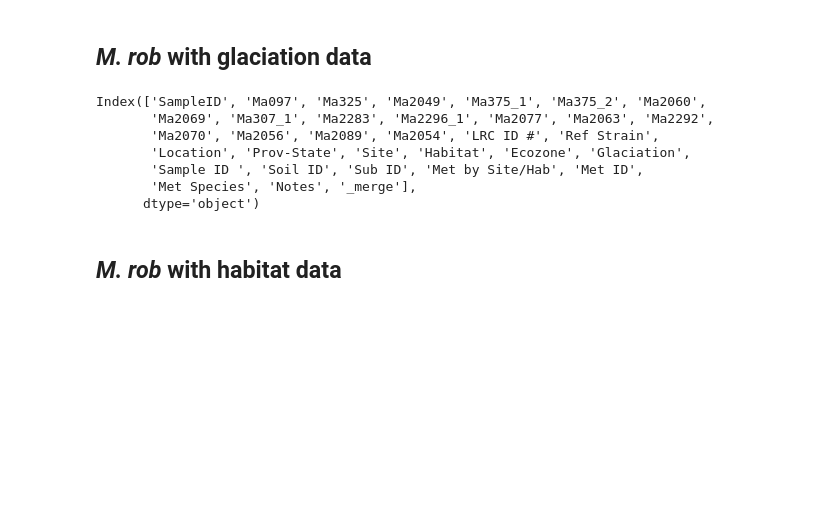
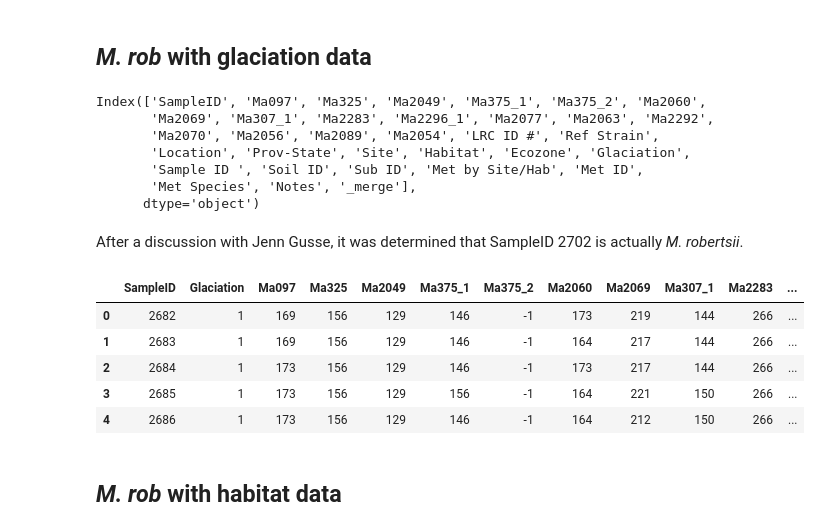
Before and after one commit to ropolomx/metarhizium, a Jupyter notebook: data_for_structure/Metarhizium data analysis.ipynb, the cells around one changed output. Cells and saved outputs as stored; diff of their text form; code cells hidden in the pictures; blank space fills up the shorter version.

```diff
--- a/data_for_structure/Metarhizium data analysis.ipynb
+++ b/data_for_structure/Metarhizium data analysis.ipynb
@@ -404,6 +406,19 @@ mrob_glaciation = mrob_meta.loc[:, lambda df: ['SampleID','Glaciation',
 # %%
 mrob_glaciation['Glaciation'] = mrob_glaciation['Glaciation'].str.replace("I","1")
 mrob_glaciation['Glaciation'] = mrob_glaciation['Glaciation'].str.replace("O","2")
+# %% [markdown]
+After a discussion with Jenn Gusse, it was determined that SampleID 2702 is actually _M. robertsii_.
+# %%
+mrob_glaciation.loc[mbru_glaciation.index[-1]] = mrob_glaciation.iloc[-1]
+# %%
+mrob_glaciation.head()
+# %% [output]
+|  | SampleID | Glaciation | Ma097 | Ma325 | Ma2049 | Ma375_1 | Ma375_2 | Ma2060 | Ma2069 | Ma307_1 | Ma2283 | ... |
+| 0 | 2682 | 1 | 169 | 156 | 129 | 146 | -1 | 173 | 219 | 144 | 266 | ... |
+| 1 | 2683 | 1 | 169 | 156 | 129 | 146 | -1 | 164 | 217 | 144 | 266 | ... |
+| 2 | 2684 | 1 | 173 | 156 | 129 | 146 | -1 | 173 | 217 | 144 | 266 | ... |
+| 3 | 2685 | 1 | 173 | 156 | 129 | 156 | -1 | 164 | 221 | 150 | 266 | ... |
+| 4 | 2686 | 1 | 173 | 156 | 129 | 146 | -1 | 164 | 212 | 150 | 266 | ... |
 # %%
 mrob_glaciation.to_csv('mrob_glaciation.txt', sep="\t", index=False,
                  header=['','',
```
Also changed, not shown: parts of 10 cells of this notebook.
